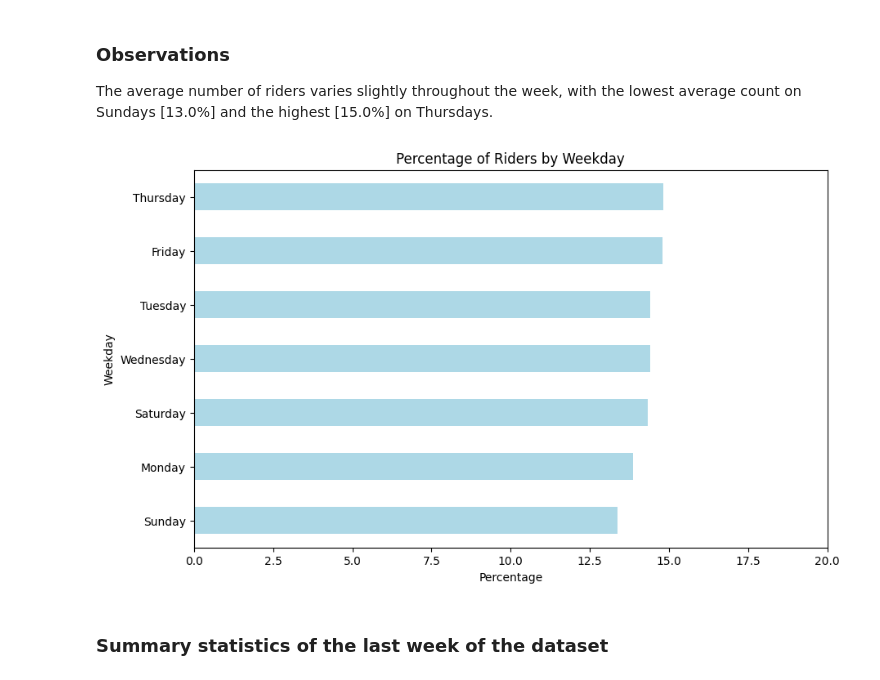
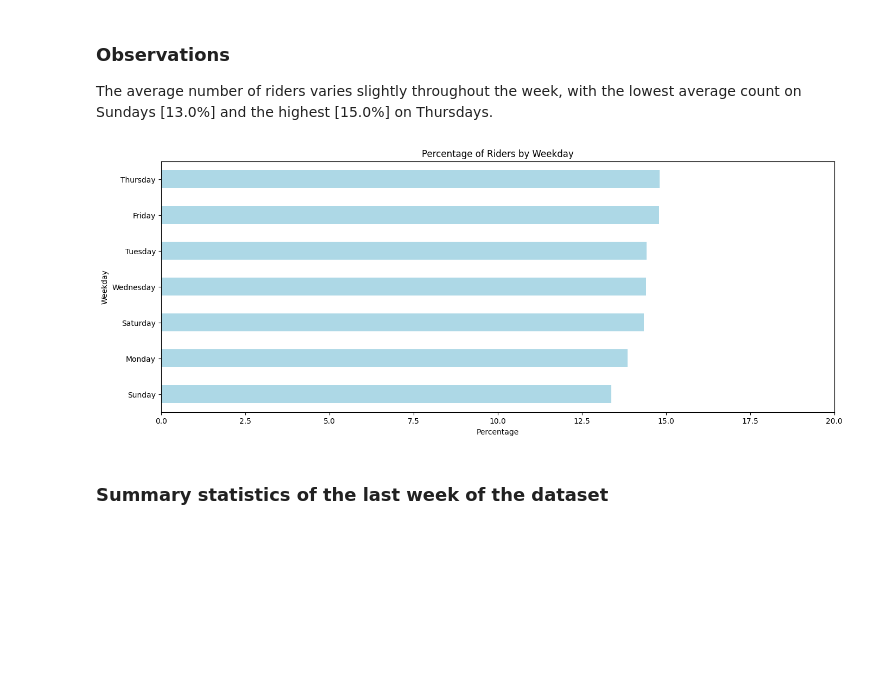
Before and after one commit to devbilalkhan/data-science, a Jupyter notebook: practice/bike_sharing_dataset.ipynb, the cells around one changed output. Cells and saved outputs as stored; diff of their text form; code cells hidden in the pictures; blank space fills up the shorter version.

Commit message:
Troubleshooting plots.

```diff
--- a/practice/bike_sharing_dataset.ipynb
+++ b/practice/bike_sharing_dataset.ipynb
@@ -369,15 +371,15 @@ Name: count, dtype: float64
 The average number of riders varies slightly throughout the week, with the lowest average count on Sundays [13.0%] and the highest [15.0%] on Thursdays.
 # %%
 # Plot the percentages
-plt.figure(figsize=(10,6))
+fig, ax = plt.subplots(figsize=(16,6))
 weekday_label_percentages.sort_values().plot(kind='barh', color='lightblue')
 plt.xlim([0,20])
-plt.xlabel('Percentage')
-plt.ylabel('Weekday')
-plt.title('Percentage of Riders by Weekday')
+ax.set_xlabel('Percentage')
+ax.set_ylabel('Weekday')
+ax.set_title('Percentage of Riders by Weekday')
 plt.show()
 # %% [output]
-[figure, old version]
+[figure, new version]
 # %% [markdown]
 ### Summary statistics of the last week of the dataset
 # %%
```
Also changed, not shown: parts of 7 cells of this notebook.
